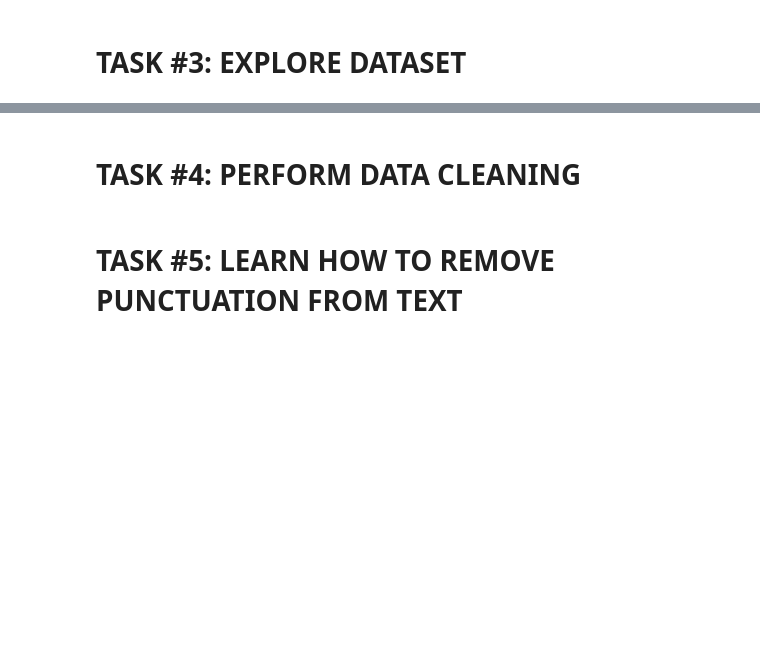
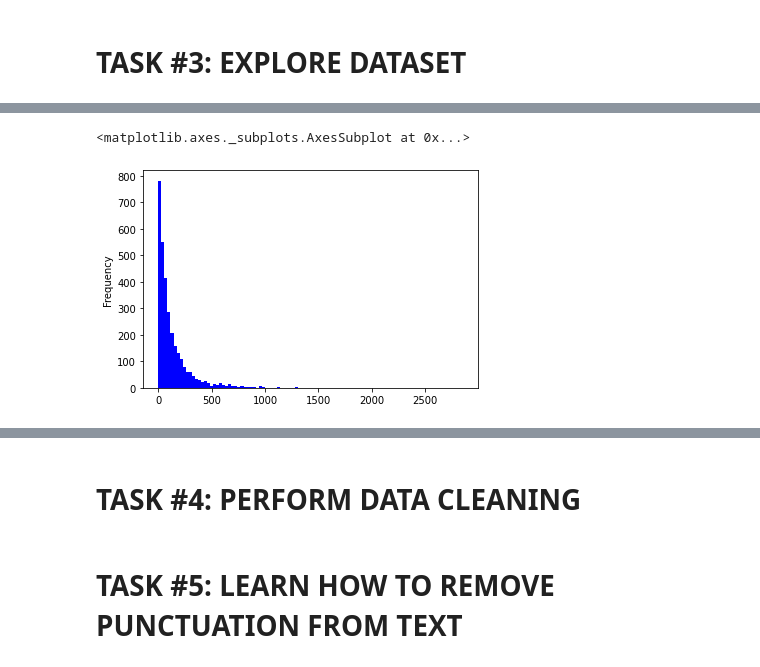
Before and after one commit to wellmej/DataScienceUseCases, a Jupyter notebook: Case5_My_Public_Relations_Department_Skeleton.ipynb, the cells around one changed output, grey strips where cells are left out. Cells and saved outputs as stored; diff of their text form; code cells hidden in the pictures; blank space fills up the shorter version.

```diff
--- a/Case5_My_Public_Relations_Department_Skeleton.ipynb
+++ b/Case5_My_Public_Relations_Department_Skeleton.ipynb
@@ -34,0 +135,8 @@ drive.mount('/content/drive')
+# %%
+#-----------------------------------------------------------------------
+# Show informatiomn about the text reviews
+#
+# 1. Add additional column for the length of the review
+#-----------------------------------------------------------------------
+reviews_df['length'] = reviews_df['verified_reviews'].apply(len)
+reviews_df.head(10)
@@ -34,0 +155,11 @@ drive.mount('/content/drive')
+# %%
+#---------------------------------------------------------------
+# Plot Histogram for Length of reviews
+#---------------------------------------------------------------
+reviews_df['length'].plot(bins=100, kind='hist', color='blue')
+#
+# Most reviews are relatively short
+#
+# %% [output]
+<matplotlib.axes._subplots.AxesSubplot at 0x...>
+[figure, added]
```
Also changed, not shown: parts of 13 cells of this notebook.
